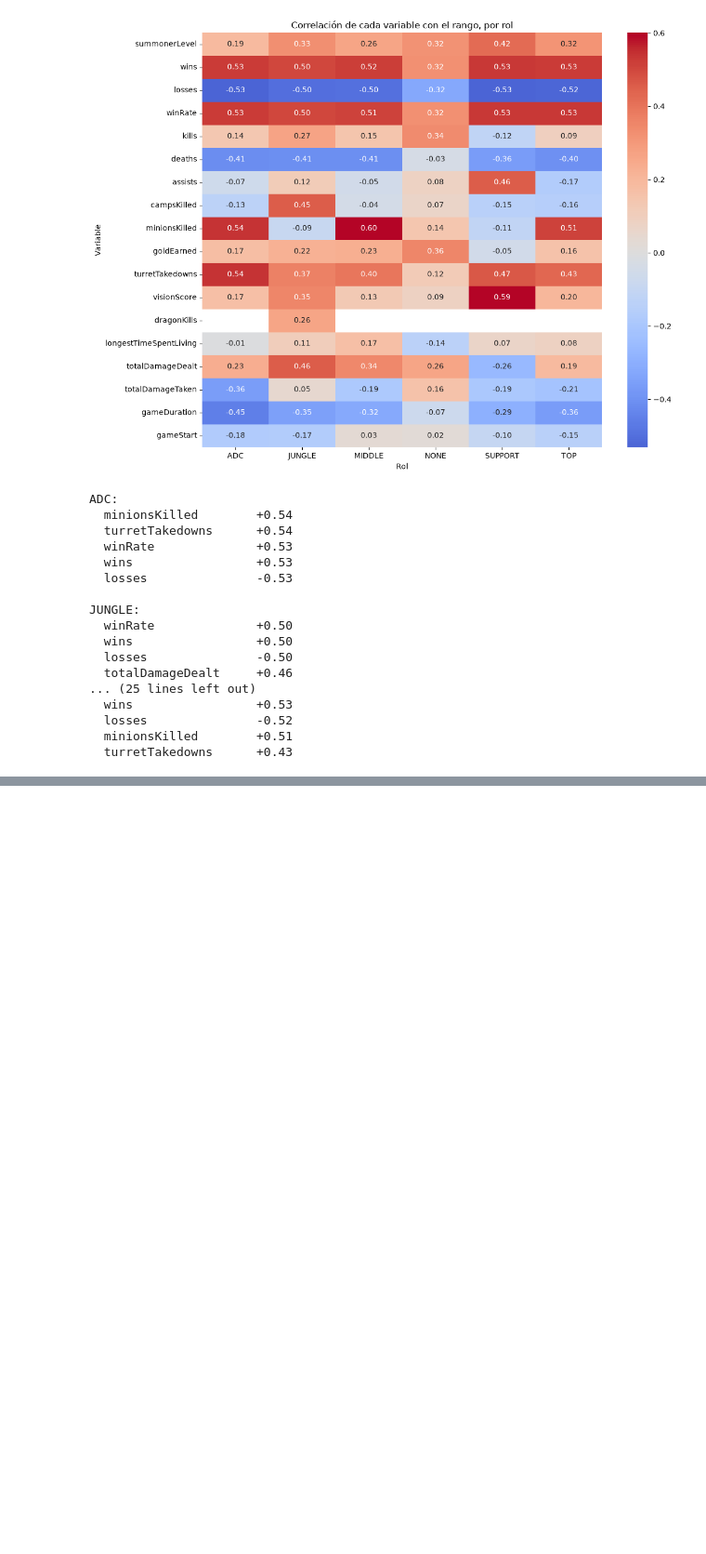
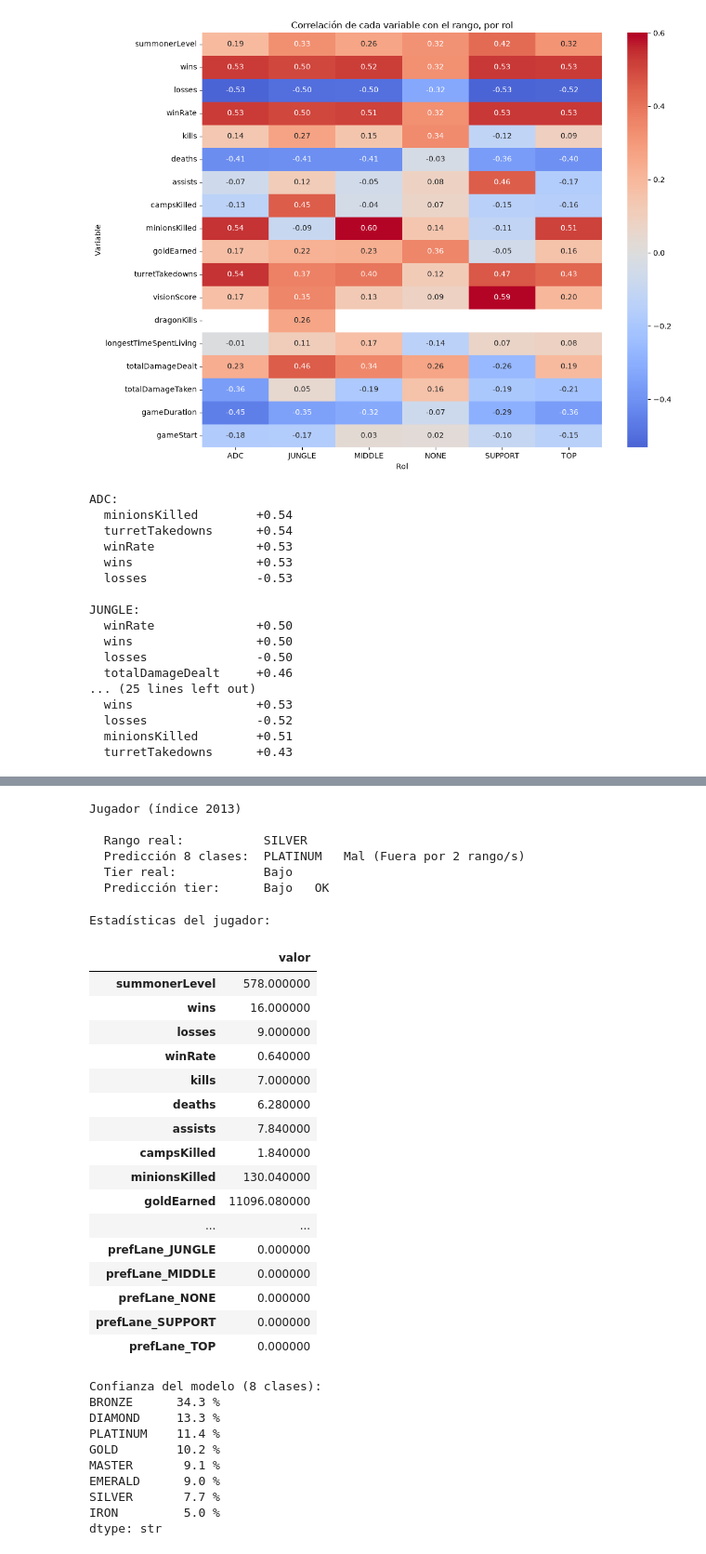
Before and after one commit to JuanjoLT/introIA-proyecto1, a Jupyter notebook: main.ipynb, the cells around one changed output, grey strips where cells are left out. Shown at 93% size. Saved outputs shown, nothing was run; the diff lists cells and outputs as text; code cells hidden in the pictures; blank space fills up the shorter version.

```diff
--- a/main.ipynb
+++ b/main.ipynb
@@ -589,0 +669,69 @@ El análisis confirma la hipótesis del PCA: **las variables que más influyen e
+# %%
+# Diccionarios para traducir los códigos numéricos a nombres legibles
+rank_names = {0: "IRON", 1: "BRONZE", 2: "SILVER", 3: "GOLD",
+              4: "PLATINUM", 5: "EMERALD", 6: "DIAMOND", 7: "MASTER"}
+tier_names = {0: "Bajo", 1: "Medio", 2: "Alto"}
+
+# Elegir un jugador al azar del conjunto de prueba
+idx = X_test.sample(1, random_state=None).index[0]
+jugador = X_test.loc[[idx]]
+
+# Rango real (desde el dataset original, vía índice)
+real_rank = data.loc[idx, "rank_encoded"]
+
+# Predicciones
+pred_rank = model.predict(jugador)[0]
+pred_tier = model_tier.predict(jugador)[0]
+real_tier = {0:0,1:0,2:0,3:1,4:1,5:1,6:2,7:2}[real_rank]
+
+print(f"Jugador (índice {idx})\n")
+print(f"  Rango real:           {rank_names[real_rank]}")
+print(f"  Predicción 8 clases:  {rank_names[pred_rank]}   {'OK' if pred_rank==real_rank else 'Mal (Fuera por ' + str(abs(pred_rank-real_rank)) + ' rango/s)'}")
+print(f"  Tier real:            {tier_names[real_tier]}")
+print(f"  Predicción tier:      {tier_names[pred_tier]}   {'OK' if pred_tier==real_tier else 'Mal'}")
+# %% [output]
+Jugador (índice 2013)
+
+  Rango real:           SILVER
+  Predicción 8 clases:  PLATINUM   Mal (Fuera por 2 rango/s)
+  Tier real:            Bajo
+  Predicción tier:      Bajo   OK
+# %%
+# Ver las estadísticas de ese jugador y la confianza del modelo
+print("Estadísticas del jugador:")
+display(jugador.T.rename(columns={idx: "valor"}))
+
+# Probabilidades que asigna el modelo de 8 clases a cada rango
+probs = model.predict_proba(jugador)[0]
+prob_df = pd.Series(probs, index=[rank_names[c] for c in model.classes_]).sort_values(ascending=False)
+print("\nConfianza del modelo (8 clases):")
+print((prob_df * 100).round(1).astype(str) + " %")
+# %% [output]
+Estadísticas del jugador:
+|  | valor |
+| summonerLevel | 578.000000 |
+| wins | 16.000000 |
+| losses | 9.000000 |
+| winRate | 0.640000 |
+| kills | 7.000000 |
+| deaths | 6.280000 |
+| assists | 7.840000 |
+| campsKilled | 1.840000 |
+| minionsKilled | 130.040000 |
+| goldEarned | 11096.080000 |
+| ... | ... |
+| prefLane_JUNGLE | 0.000000 |
+| prefLane_MIDDLE | 0.000000 |
+| prefLane_NONE | 0.000000 |
+| prefLane_SUPPORT | 0.000000 |
+| prefLane_TOP | 0.000000 |
+Confianza del modelo (8 clases):
+BRONZE      34.3 %
+DIAMOND     13.3 %
+PLATINUM    11.4 %
+GOLD        10.2 %
+MASTER       9.1 %
+EMERALD      9.0 %
+SILVER       7.7 %
+IRON         5.0 %
+dtype: str
```
Also changed, not shown: parts of 10 cells of this notebook.
